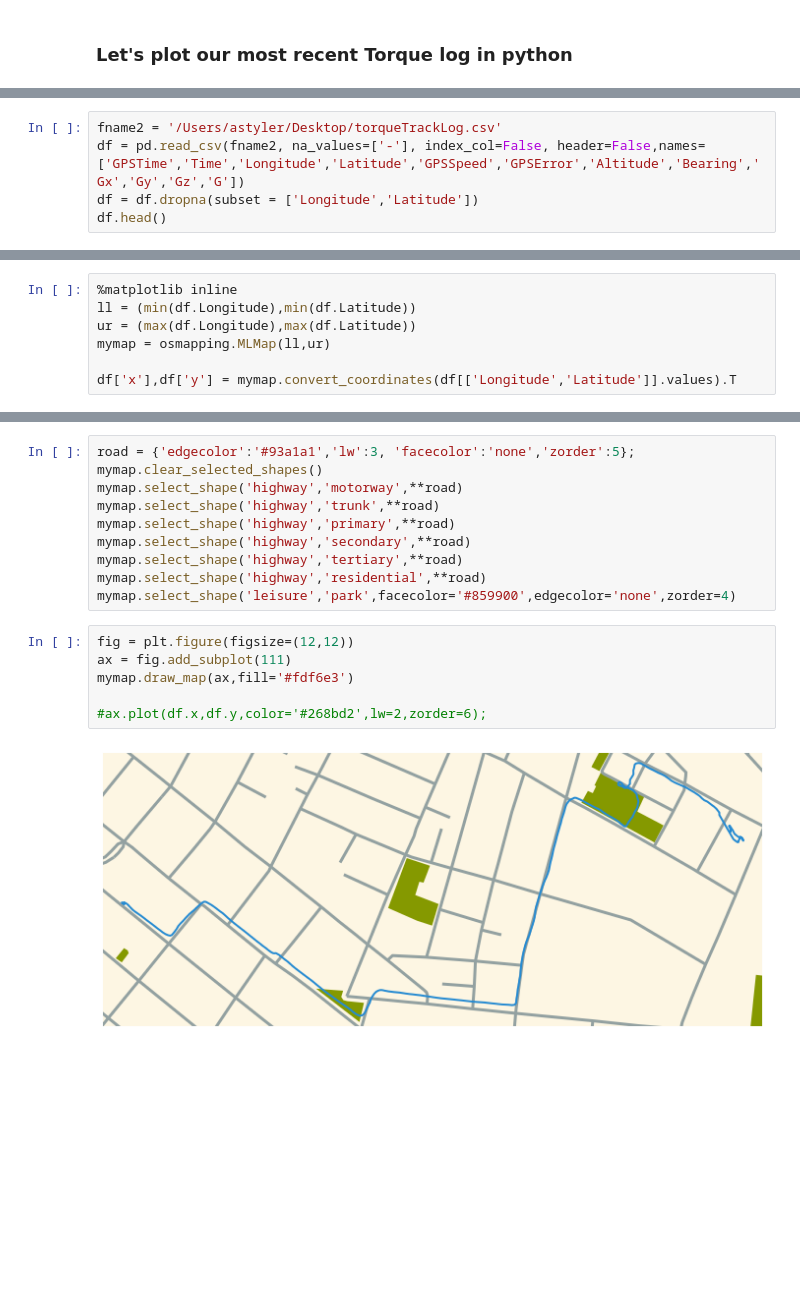
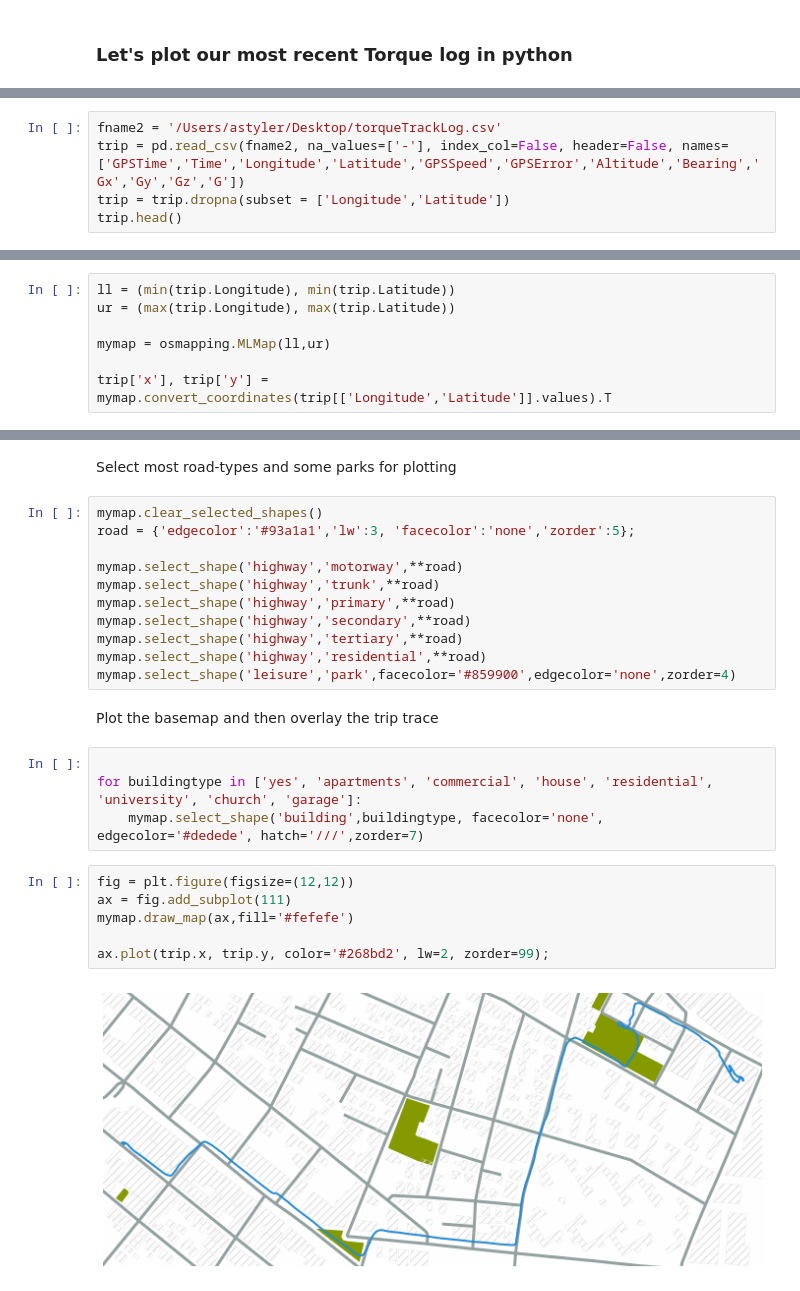
Before and after one commit to astyler/scratch, a Jupyter notebook: torque plotting.ipynb, the cells around one changed output, grey strips where cells are left out. Drawn from its saved outputs; the diff is of its cells as text; blank space fills up the shorter version.

```diff
--- a/torque plotting.ipynb
+++ b/torque plotting.ipynb
@@ -8,8 +12,8 @@ import osmapping
 # %%
 fname2 = '/Users/astyler/Desktop/torqueTrackLog.csv'
-df = pd.read_csv(fname2, na_values=['-'], index_col=False, header=False,names=['GPSTime','Time','Longitude','Latitude','GPSSpeed','GPSError','Altitude','Bearing','Gx','Gy','Gz','G'])
-df = df.dropna(subset = ['Longitude','Latitude'])
-df.head()
+trip = pd.read_csv(fname2, na_values=['-'], index_col=False, header=False, names=['GPSTime','Time','Longitude','Latitude','GPSSpeed','GPSError','Altitude','Bearing','Gx','Gy','Gz','G'])
+trip = trip.dropna(subset = ['Longitude','Latitude'])
+trip.head()
 # %% [output]
 |  | GPSTime | Time | Longitude | Latitude | GPSSpeed | GPSError | Altitude | Bearing | Gx | Gy | ... |
 | 285 | Mon Jun 22 18:02:57 EDT 2015 | 22-Jun-2015 18:02:10.764 | -71.092698 | 42.365715 | 0.662574 | 15 | 26.376932 | 240.81718 | 4.568137 | -6.952762 | ... |
@@ -20,7 +26,7 @@ df.head()
 # %%
-%matplotlib inline
-ll = (min(df.Longitude),min(df.Latitude))
-ur = (max(df.Longitude),max(df.Latitude))
+ll = (min(trip.Longitude), min(trip.Latitude))
+ur = (max(trip.Longitude), max(trip.Latitude))
+
 mymap = osmapping.MLMap(ll,ur)
 
-df['x'],df['y'] = mymap.convert_coordinates(df[['Longitude','Latitude']].values).T
+trip['x'], trip['y'] = mymap.convert_coordinates(trip[['Longitude','Latitude']].values).T
@@ -31,6 +43,9 @@ mymap.load_shape_file('./shapefiles/boston/polygon.shp')
+# %% [markdown]
+Select most road-types and some parks for plotting
 # %%
+mymap.clear_selected_shapes()
 road = {'edgecolor':'#93a1a1','lw':3, 'facecolor':'none','zorder':5};
-mymap.clear_selected_shapes()
+
 mymap.select_shape('highway','motorway',**road)
 mymap.select_shape('highway','trunk',**road)
 mymap.select_shape('highway','primary',**road)
@@ -38,11 +53,17 @@ mymap.select_shape('highway','secondary',**road)
 mymap.select_shape('highway','tertiary',**road)
 mymap.select_shape('highway','residential',**road)
 mymap.select_shape('leisure','park',facecolor='#859900',edgecolor='none',zorder=4)
+# %% [markdown]
+Plot the basemap and then overlay the trip trace
+# %%
+
+for buildingtype in ['yes', 'apartments', 'commercial', 'house', 'residential', 'university', 'church', 'garage']:
+    mymap.select_shape('building',buildingtype, facecolor='none', edgecolor='#dedede', hatch='///',zorder=7)
 # %%
 fig = plt.figure(figsize=(12,12))
 ax = fig.add_subplot(111)
-mymap.draw_map(ax,fill='#fdf6e3')
+mymap.draw_map(ax,fill='#fefefe')
 
-#ax.plot(df.x,df.y,color='#268bd2',lw=2,zorder=6);
+ax.plot(trip.x, trip.y, color='#268bd2', lw=2, zorder=99);
 # %% [output]
-[figure, old version]
+[figure, new version]
```
Also changed, not shown: parts of 8 cells of this notebook, 1 other file.
